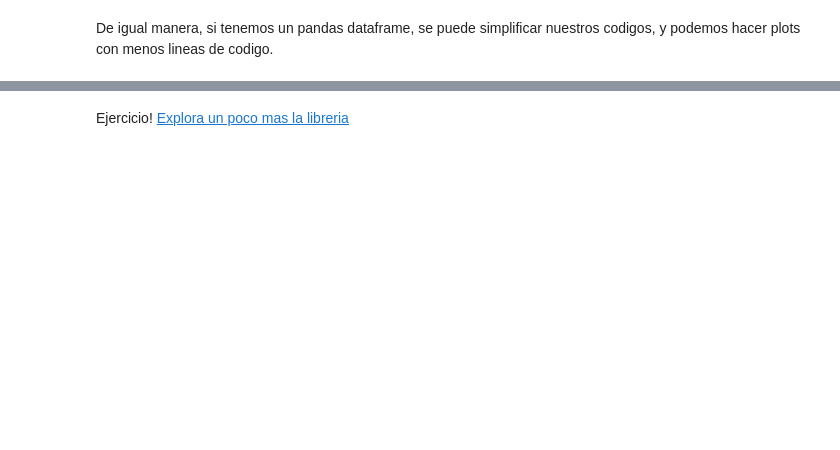
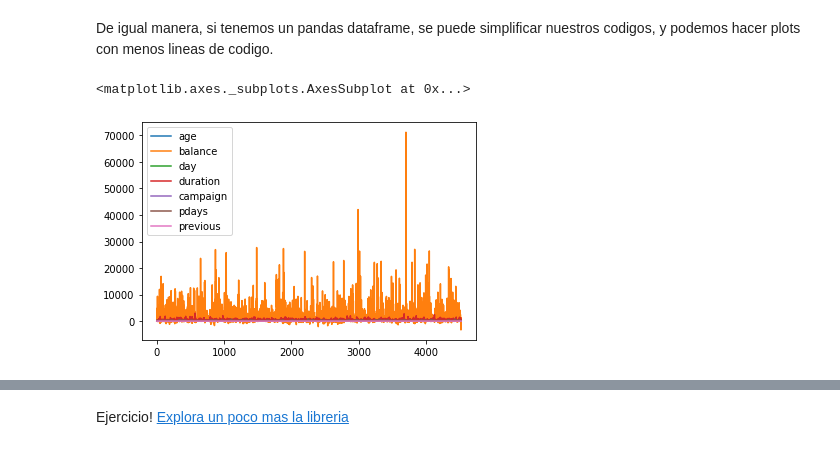
Before and after one commit to jdariasl/ML_2020, a Jupyter notebook: Labs/Intro/Intro.ipynb, the cells around one changed output, grey strips where cells are left out. Saved outputs shown, nothing was run; the diff lists cells and outputs as text; code cells hidden in the pictures; blank space fills up the shorter version.

```diff
--- a/Labs/Intro/Intro.ipynb
+++ b/Labs/Intro/Intro.ipynb
@@ -461,7 +459,7 @@ Con ciclos **for** tenemos una implementación que es casi 200 %  más lenta que
 # %%
 # en la configuracion inical se hace import pandas as pd
 # lectura de un csv
-datos = pd.read_csv("bank.csv")
+datos = pd.read_csv("bank.csv", sep = ";")
 # %%
 # esto crea un pandas dataframe
 # Pandas es una libreria muy popular para el manejo de datos
@@ -627,4 +744,7 @@ plt.show()
 # %% [markdown]
 De igual manera, si tenemos un pandas dataframe, se puede simplificar nuestros codigos, y podemos hacer plots con menos lineas de codigo.
 # %%
-df.plot()
+datos.plot()
+# %% [output]
+<matplotlib.axes._subplots.AxesSubplot at 0x...>
+[figure, added]
```
Also changed, not shown: parts of 30 cells of this notebook.
